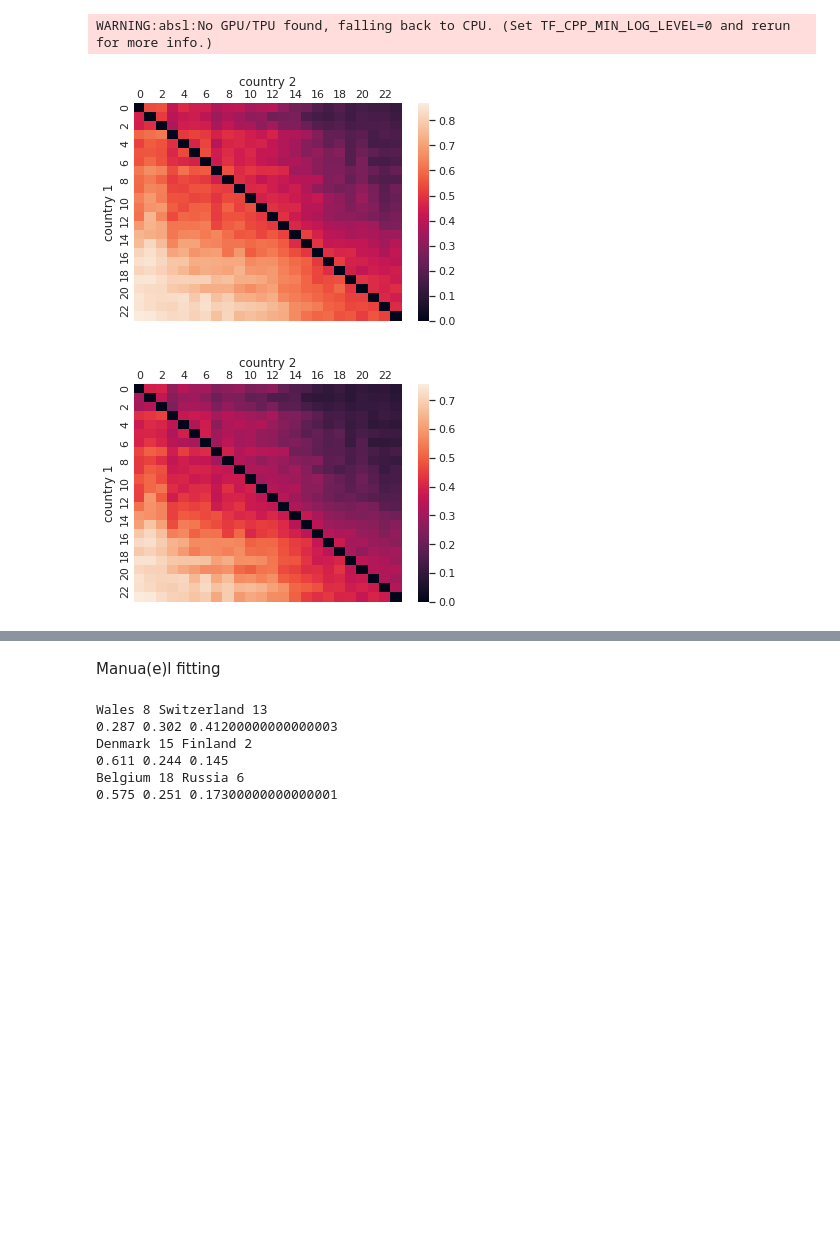
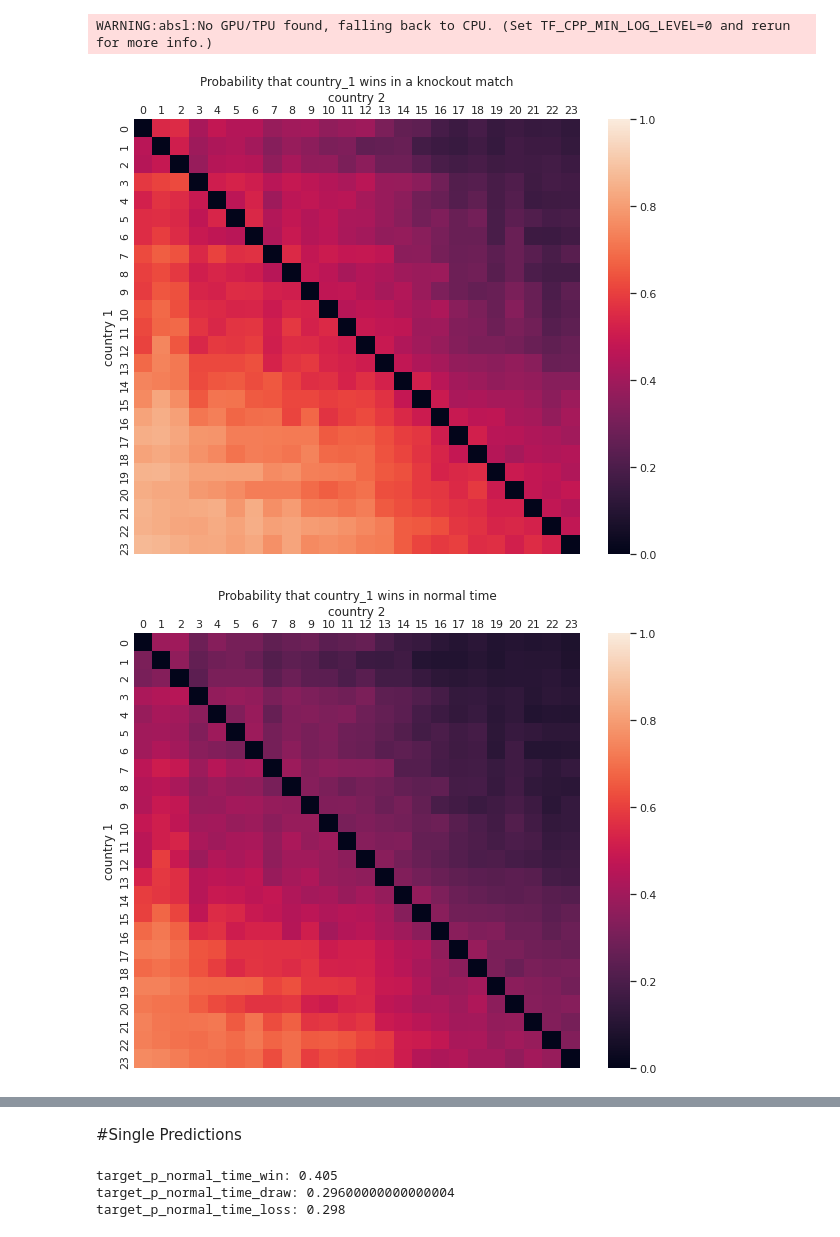
Before and after one commit to weichseltree/euro2020, a Jupyter notebook: double_poisson.ipynb, the cells around one changed output, grey strips where cells are left out. Saved outputs shown, nothing was run; the diff lists cells and outputs as text; code cells hidden in the pictures; blank space fills up the shorter version.

Commit message:
Improved single match prediction and visualization

```diff
--- a/double_poisson.ipynb
+++ b/double_poisson.ipynb
@@ -3,9 +3,7 @@ import pandas as pd
 import numpy as np
 import seaborn as sns
 import matplotlib.pyplot as plt
-
 sns.set_theme()
-sns.set(rc={'figure.figsize':(14, 10)})
 # %%
 p_match = pd.read_csv('https://raw.githubusercontent.com/weichseltree/euro2020/main/p_match.csv')
 p_match.head(5)
@@ -50,39 +48,41 @@ def p_normal_time(poisson_matrix):
     p_normal_time_loss = jnp.sum(poisson_matrix*loss_mask)
 
     return p_normal_time_win, p_normal_time_draw, p_normal_time_loss
+
+def plot_matix(matrix, title, annot=True, vmax=1):
+    plt.figure(figsize=(10, 8))
+    ax = sns.heatmap(matrix, annot=annot, vmin=0, vmax=vmax)
+    ax.xaxis.set_ticks_position('top')
+    ax.xaxis.set_label_position('top')
+    ax.tick_params(length=0)
+    plt.xlabel("country 2")
+    plt.ylabel("country 1")
+    plt.title(title)
+    plt.show()
 # %%
 poisson_1, poisson_2 = double_poisson_regression(0.3, 4.5, 0)
 poisson_matrix = to_poisson_matrix(poisson_1, poisson_2)
 p_normal_time_win, p_normal_time_draw, p_normal_time_loss = p_normal_time(poisson_matrix)
 # %% [output]
 WARNING:absl:No GPU/TPU found, falling back to CPU. (Set TF_CPP_MIN_LOG_LEVEL=0 and rerun for more info.)
-# %%
-def plot_matix(matrix, annot=True):
-    ax = sns.heatmap(matrix, annot=annot)
-    ax.xaxis.set_ticks_position('top')
-    ax.xaxis.set_label_position('top')
-    ax.tick_params(length=0)
-    plt.xlabel("country 2")
-    plt.ylabel("country 1")
-    plt.show()
 # %%
 p_knockout_win_matrix = np.zeros(shape=(24, 24))
 p_normal_time_win_matrix = np.zeros(shape=(24, 24))
 p_normal_time_draw_matrix = np.zeros(shape=(24, 24))
 p_normal_time_loss_matrix = np.zeros(shape=(24, 24))
 
 country_id = {country: id for id, country in enumerate(p_match.country_1.unique())}
 for index, row in p_match.iterrows():
     c_1, c_2 = country_id[row['country_1']], country_id[row['country_2']]
     p_knockout_win_matrix[c_1, c_2] = row['p_knockout_win']
     p_normal_time_win_matrix[c_1, c_2] = row['p_normal_time_win']
     p_normal_time_draw_matrix[c_1, c_2] = row['p_normal_time_draw']
     p_normal_time_loss_matrix[c_1, c_2] = row['p_normal_time_loss']
 
-plot_matix(p_knockout_win_matrix, annot=False)
-plot_matix(p_normal_time_win_matrix, annot=False)
-plot_matix(p_normal_time_draw_matrix, annot=False)
-plot_matix(p_normal_time_loss_matrix, annot=False)
+plot_matix(p_knockout_win_matrix, 'Probability that country_1 wins in a knockout match', annot=False)
+plot_matix(p_normal_time_win_matrix, 'Probability that country_1 wins in normal time', annot=False)
+plot_matix(p_normal_time_draw_matrix, 'Probability of a draw in normal time', annot=False)
+plot_matix(p_normal_time_loss_matrix, 'Probability that country_1 looses in normal time', annot=False)
 # %% [output]
-[figure, old version]
+[figure, new version]
-[figure, old version]
+[figure, new version]
@@ -91,20 +91,23 @@ plot_matix(p_normal_time_loss_matrix, annot=False)
-# %% [markdown]
-Manua(e)l fitting
-# %%
-for index, row in p_match.iterrows():
-    if (row['country_1'] == 'Wales'   and row['country_2'] == 'Switzerland') \
-    or (row['country_1'] == 'Denmark' and row['country_2'] == 'Finland') \
-    or (row['country_1'] == 'Belgium' and row['country_2'] == 'Russia'):
-        c_1, c_2 = country_id[row['country_1']], country_id[row['country_2']]
-        print(row['country_1'], c_1, row['country_2'], c_2)
-        print(row['p_normal_time_win'], row['p_normal_time_draw'], row['p_normal_time_loss'])
-# %% [output]
-Wales 8 Switzerland 13
-0.287 0.302 0.41200000000000003
-Denmark 15 Finland 2
-0.611 0.244 0.145
-Belgium 18 Russia 6
-0.575 0.251 0.17300000000000001
+# %% [markdown]
+#Single Predictions
+# %%
+country_1 = 'Scotland' #@param ['Hungary', 'North Macedonia', 'Finland', 'Slovakia', 'Ukraine', 'Czech Republic', 'Russia', 'Scotland', 'Wales', 'Turkey', 'Sweden', 'Poland', 'Austria', 'Switzerland', 'Croatia', 'Denmark', 'Netherlands', 'Italy', 'Belgium', 'Germany', 'Portugal', 'Spain', 'England', 'France']
+country_2 = 'Czech Republic' #@param ['Hungary', 'North Macedonia', 'Finland', 'Slovakia', 'Ukraine', 'Czech Republic', 'Russia', 'Scotland', 'Wales', 'Turkey', 'Sweden', 'Poland', 'Austria', 'Switzerland', 'Croatia', 'Denmark', 'Netherlands', 'Italy', 'Belgium', 'Germany', 'Portugal', 'Spain', 'England', 'France']
+
+target_p_normal_time_win = target_p_normal_time_draw = target_p_normal_time_loss = None
+for index, row in p_match.iterrows():
+    if (row['country_1'] == country_1 and row['country_2'] == country_2):
+        target_p_normal_time_win, target_p_normal_time_draw, target_p_normal_time_loss = \
+        row['p_normal_time_win'], row['p_normal_time_draw'], row['p_normal_time_loss']
+        break
+
+print('target_p_normal_time_win:', target_p_normal_time_win)
+print('target_p_normal_time_draw:', target_p_normal_time_draw)
+print('target_p_normal_time_loss:', target_p_normal_time_loss)
+# %% [output]
+target_p_normal_time_win: 0.405
+target_p_normal_time_draw: 0.29600000000000004
+target_p_normal_time_loss: 0.298
 # %%
 def single_prediction(lambda_1, lambda_2):
     poisson_1, poisson_2 = double_poisson_regression(lambda_1, lambda_2, 0)
```
Also changed, not shown: parts of 8 cells of this notebook.
